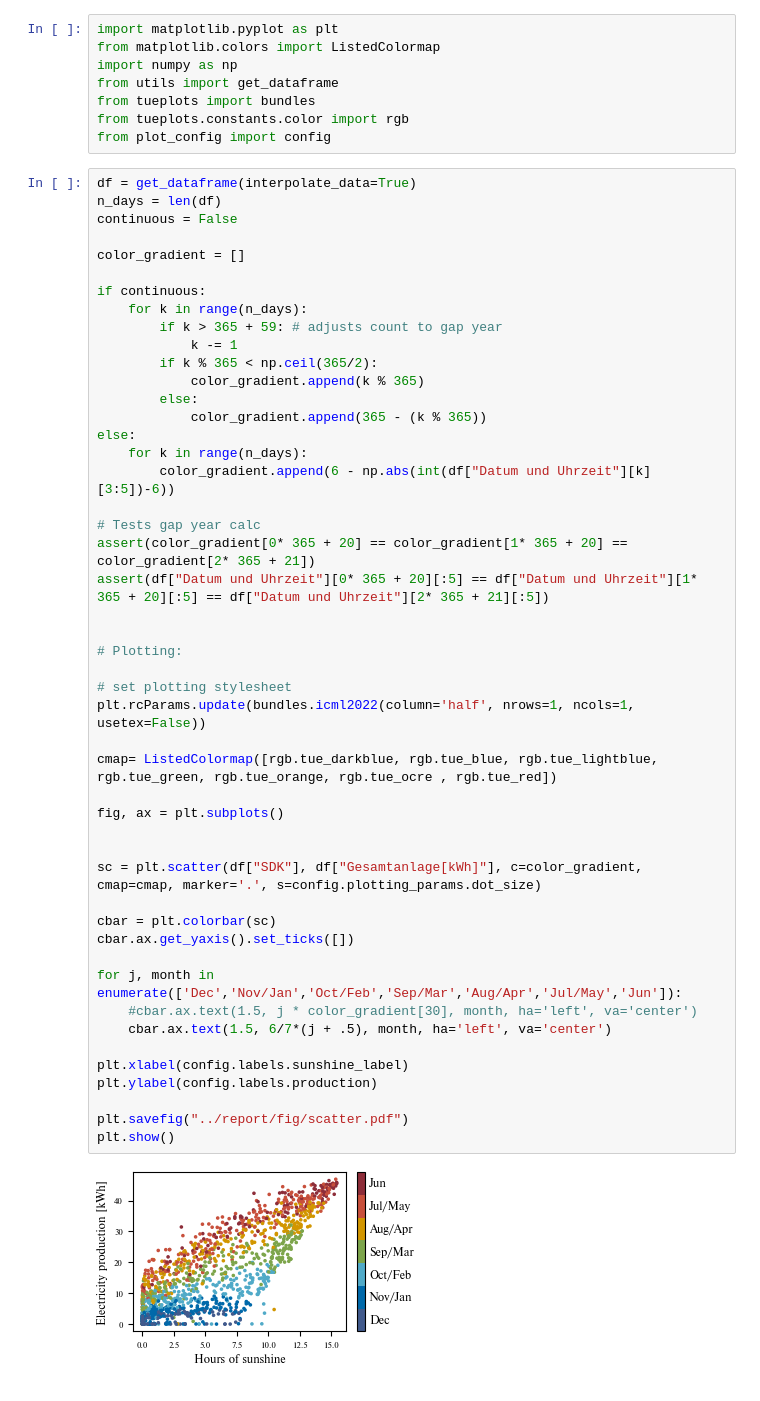
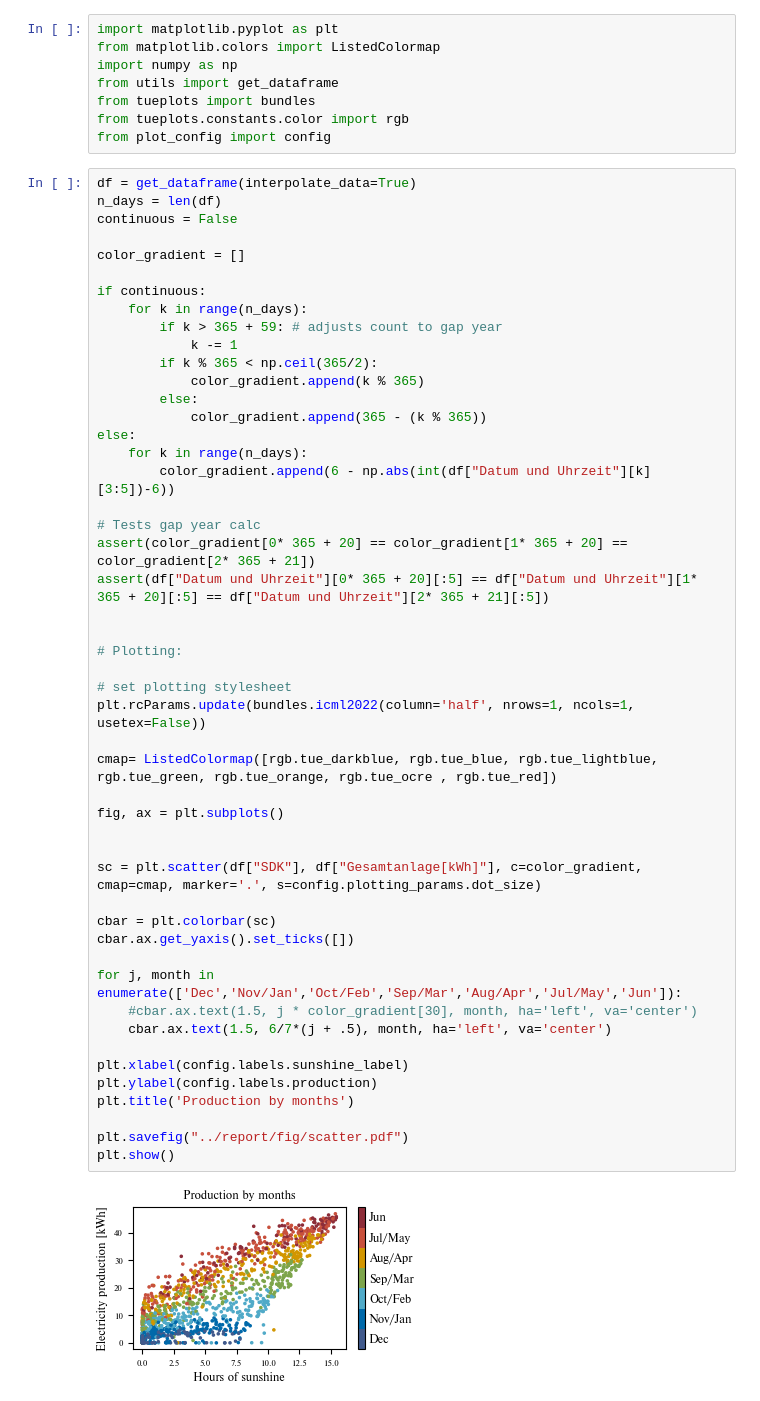
Before and after one commit to Xploeng/DataLiteracy, a Jupyter notebook: experiments/create_scatter.ipynb, the cells around one changed output. Saved outputs shown, nothing was run; the diff lists cells and outputs as text.

Commit message:
added figure title

```diff
--- a/experiments/create_scatter.ipynb
+++ b/experiments/create_scatter.ipynb
@@ -28,31 +28,32 @@ else:
 # Tests gap year calc
 assert(color_gradient[0* 365 + 20] == color_gradient[1* 365 + 20] == color_gradient[2* 365 + 21])
 assert(df["Datum und Uhrzeit"][0* 365 + 20][:5] == df["Datum und Uhrzeit"][1* 365 + 20][:5] == df["Datum und Uhrzeit"][2* 365 + 21][:5])
 
 
 # Plotting:
 
 # set plotting stylesheet
 plt.rcParams.update(bundles.icml2022(column='half', nrows=1, ncols=1, usetex=False))
 
 cmap= ListedColormap([rgb.tue_darkblue, rgb.tue_blue, rgb.tue_lightblue, rgb.tue_green, rgb.tue_orange, rgb.tue_ocre , rgb.tue_red])
 
 fig, ax = plt.subplots()
 
 
 sc = plt.scatter(df["SDK"], df["Gesamtanlage[kWh]"], c=color_gradient, cmap=cmap, marker='.', s=config.plotting_params.dot_size)
 
 cbar = plt.colorbar(sc)
 cbar.ax.get_yaxis().set_ticks([])
 
 for j, month in enumerate(['Dec','Nov/Jan','Oct/Feb','Sep/Mar','Aug/Apr','Jul/May','Jun']):
     #cbar.ax.text(1.5, j * color_gradient[30], month, ha='left', va='center')
     cbar.ax.text(1.5, 6/7*(j + .5), month, ha='left', va='center')
 
 plt.xlabel(config.labels.sunshine_label)
 plt.ylabel(config.labels.production)
+plt.title('Production by months')
 
 plt.savefig("../report/fig/scatter.pdf")
 plt.show()
 # %% [output]
-[figure, old version]
+[figure, new version]
```
